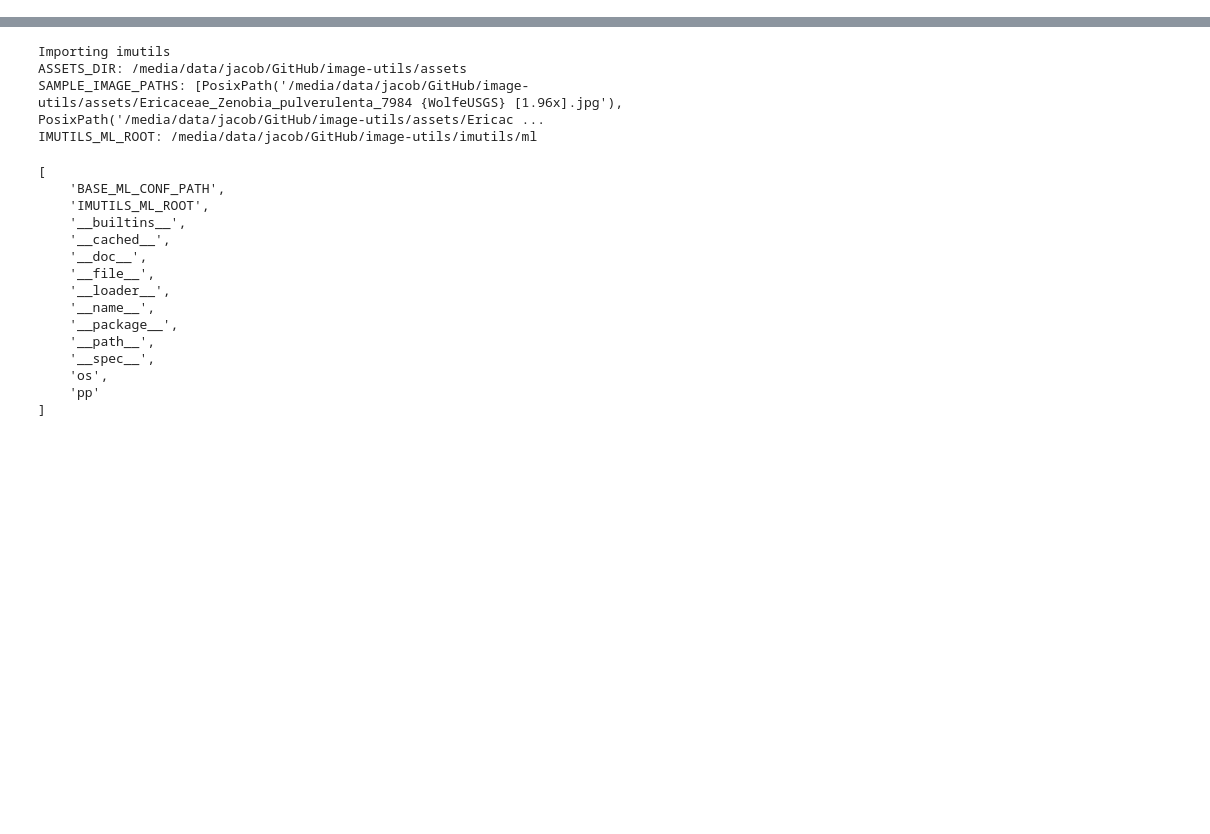
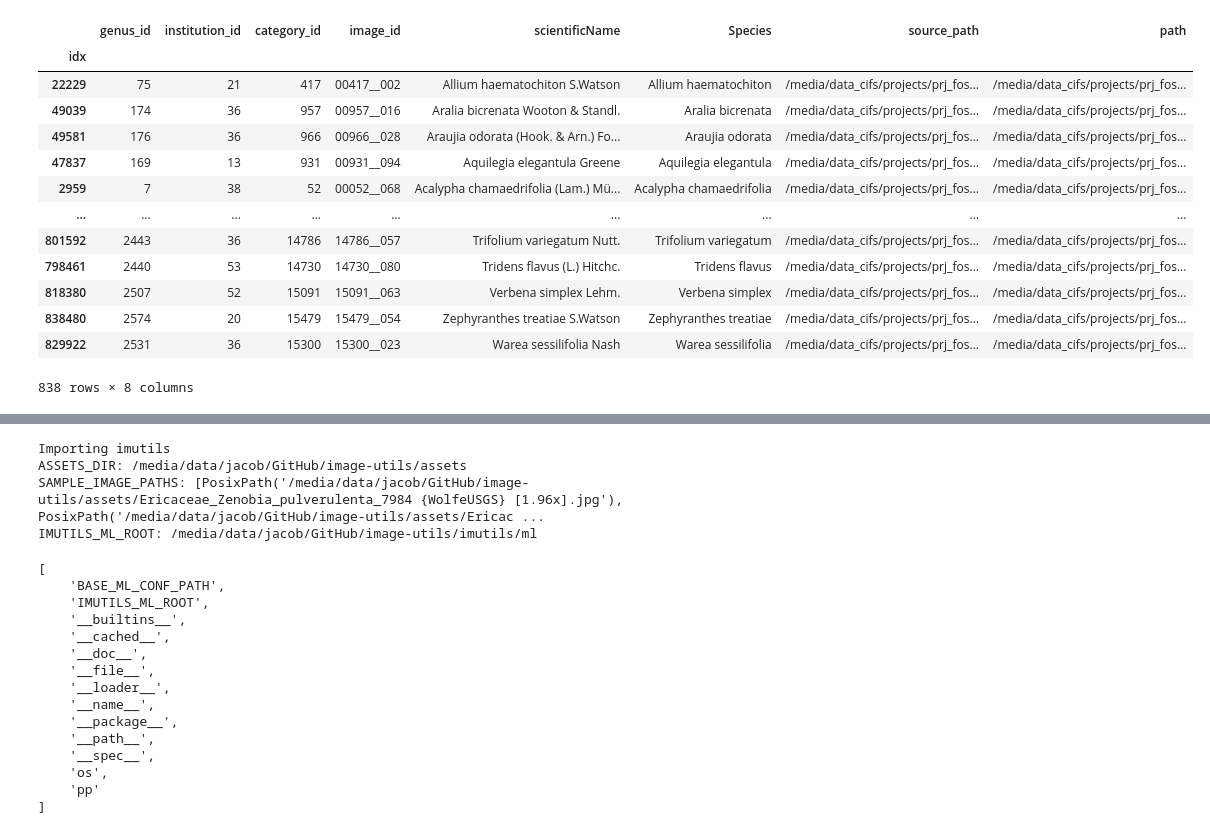
Before and after one commit to JacobARose/image-utils, a Jupyter notebook: notebooks/Basic experiment tools dev.ipynb, the cells around one changed output, grey strips where cells are left out. Saved outputs shown, nothing was run; the diff lists cells and outputs as text; code cells hidden in the pictures; blank space fills up the shorter version.

```diff
--- a/notebooks/Basic experiment tools dev.ipynb
+++ b/notebooks/Basic experiment tools dev.ipynb
@@ -5,0 +42,15 @@ Created by: Jacob Alexander Rose
+# %%
+# source: https://examples.dask.org/machine-learning/torch-prediction.html
+from typing import *
+
+import glob
+import toolz
+import dask
+import dask.array as da
+import torch
+from torchvision import transforms
+from PIL import Image
+import pandas as pd
+pd.set_option("display.max_colwidth", 150)
+import numpy as np
+from imutils.ml.data.datamodule import Herbarium2022DataModule, Herbarium2022Dataset
@@ -5,0 +322,18 @@ Created by: Jacob Alexander Rose
+# %%
+df = data_df.compute()
+df
+# %% [output]
+|  | genus_id | institution_id | category_id | image_id | scientificName | Species | source_path | path |
+| idx |  |  |  |  |  |  |  |  |
+| 22229 | 75 | 21 | 417 | 00417__002 | Allium haematochiton S.Watson | Allium haematochiton | /media/data_cifs/projects/prj_fos... | /media/data_cifs/projects/prj_fos... |
+| 49039 | 174 | 36 | 957 | 00957__016 | Aralia bicrenata Wooton & Standl. | Aralia bicrenata | /media/data_cifs/projects/prj_fos... | /media/data_cifs/projects/prj_fos... |
+| 49581 | 176 | 36 | 966 | 00966__028 | Araujia odorata (Hook. & Arn.) Fo... | Araujia odorata | /media/data_cifs/projects/prj_fos... | /media/data_cifs/projects/prj_fos... |
+| 47837 | 169 | 13 | 931 | 00931__094 | Aquilegia elegantula Greene | Aquilegia elegantula | /media/data_cifs/projects/prj_fos... | /media/data_cifs/projects/prj_fos... |
+| 2959 | 7 | 38 | 52 | 00052__068 | Acalypha chamaedrifolia (Lam.) Mü... | Acalypha chamaedrifolia | /media/data_cifs/projects/prj_fos... | /media/data_cifs/projects/prj_fos... |
+| ... | ... | ... | ... | ... | ... | ... | ... | ... |
+| 801592 | 2443 | 36 | 14786 | 14786__057 | Trifolium variegatum Nutt. | Trifolium variegatum | /media/data_cifs/projects/prj_fos... | /media/data_cifs/projects/prj_fos... |
+| 798461 | 2440 | 53 | 14730 | 14730__080 | Tridens flavus (L.) Hitchc. | Tridens flavus | /media/data_cifs/projects/prj_fos... | /media/data_cifs/projects/prj_fos... |
+| 818380 | 2507 | 52 | 15091 | 15091__063 | Verbena simplex Lehm. | Verbena simplex | /media/data_cifs/projects/prj_fos... | /media/data_cifs/projects/prj_fos... |
+| 838480 | 2574 | 20 | 15479 | 15479__054 | Zephyranthes treatiae S.Watson | Zephyranthes treatiae | /media/data_cifs/projects/prj_fos... | /media/data_cifs/projects/prj_fos... |
+| 829922 | 2531 | 36 | 15300 | 15300__023 | Warea sessilifolia Nash | Warea sessilifolia | /media/data_cifs/projects/prj_fos... | /media/data_cifs/projects/prj_fos... |
+838 rows × 8 columns
```
Also changed, not shown: parts of 54 cells of this notebook, 1 other file.
